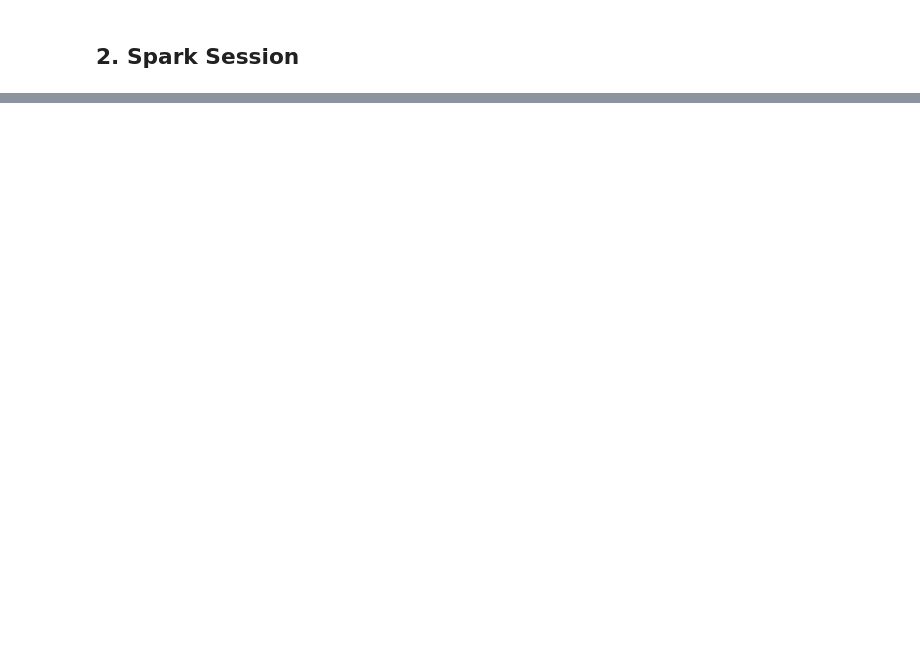
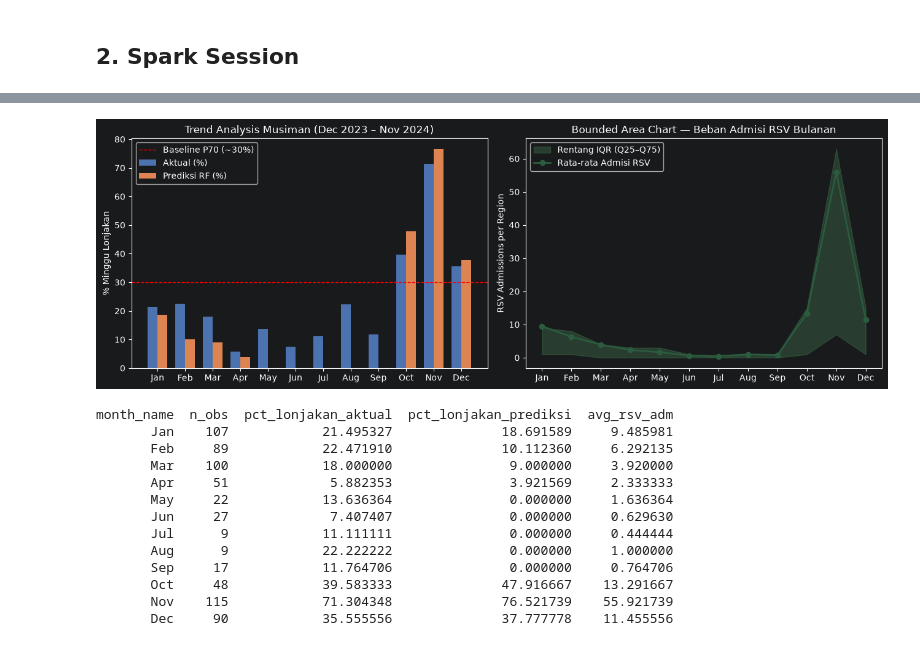
Before and after one commit to aris-hobb/big-data-respiratory-analytics, a Jupyter notebook: notebooks/bda_2_09020624025.ipynb, the cells around one changed output, grey strips where cells are left out. Drawn from its saved outputs; the diff is of its cells as text; code cells hidden in the pictures; blank space fills up the shorter version.

Commit message:
Final model 01

```diff
--- a/notebooks/bda_2_09020624025.ipynb
+++ b/notebooks/bda_2_09020624025.ipynb
@@ -144,10 +79,0 @@ plt.show()
-# %%
-loaded_model = RandomForestClassificationModel.load(os.path.join(MODELS_DIR, "surge_classifier_rf"))
-loaded_state_indexer = StringIndexerModel.load(os.path.join(MODELS_DIR, "state_indexer"))
-
-feature_cols = ["lag_1", "lag_2", "rolling_mean_4w", "bed_occ_ratio_lag1", "week_of_year", "state_idx"]
-importances = list(zip(feature_cols, loaded_model.featureImportances.toArray()))
-importances.sort(key=lambda x: -x[1])
-print("Feature importance (dari model tersimpan):")
-for f, imp in importances:
-    print(f"  {f:20s}: {imp:.4f}")
@@ -183,0 +113,55 @@ print("\nArtinya: dari semua lonjakan yang benar-benar terjadi di test set, mode
+# %%
+monthly_stats = (
+    df_panel_pred.groupBy("month")
+    .agg(
+        (F.avg("spike_label") * 100).alias("pct_lonjakan_aktual"),
+        (F.avg("predicted_spike") * 100).alias("pct_lonjakan_prediksi"),
+        F.avg("rsv_adm").alias("avg_rsv_adm"),
+        F.percentile_approx("rsv_adm", 0.25).alias("q25_rsv"),
+        F.percentile_approx("rsv_adm", 0.75).alias("q75_rsv"),
+        F.count("*").alias("n_obs"),
+    )
+    .orderBy("month")
+    .toPandas()
+)
+monthly_stats["month_name"] = pd.to_datetime(monthly_stats["month"], format="%m").dt.strftime("%b")
+
+fig, axes = plt.subplots(1, 2, figsize=(13, 4.5))
+
+# Standard Bar Chart: % Minggu Lonjakan Aktual vs Prediksi per Bulan
+x = range(len(monthly_stats))
+axes[0].bar([i - 0.18 for i in x], monthly_stats["pct_lonjakan_aktual"], width=0.36, label="Aktual (%)", color="#4C72B0")
+axes[0].bar([i + 0.18 for i in x], monthly_stats["pct_lonjakan_prediksi"], width=0.36, label="Prediksi RF (%)", color="#DD8452")
+axes[0].axhline(30, color="red", linestyle="--", linewidth=1, label="Baseline P70 (~30%)")
+axes[0].set_xticks(list(x))
+axes[0].set_xticklabels(monthly_stats["month_name"])
+axes[0].set_ylabel("% Minggu Lonjakan")
+axes[0].set_title(f"Trend Analysis Musiman ({date_min:%b %Y} – {date_max:%b %Y})")
+axes[0].legend()
+
+# Bounded Area Chart: Rata-rata & Rentang Kuartil RSV Admissions Bulanan
+axes[1].fill_between(monthly_stats["month_name"], monthly_stats["q25_rsv"], monthly_stats["q75_rsv"], color="#55A868", alpha=0.25, label="Rentang IQR (Q25–Q75)")
+axes[1].plot(monthly_stats["month_name"], monthly_stats["avg_rsv_adm"], marker="o", color="#2B5C3F", linewidth=2, label="Rata-rata Admisi RSV")
+axes[1].set_ylabel("RSV Admissions per Region")
+axes[1].set_title("Bounded Area Chart — Beban Admisi RSV Bulanan")
+axes[1].legend()
+
+plt.tight_layout()
+plt.show()
+
+print(monthly_stats[["month_name", "n_obs", "pct_lonjakan_aktual", "pct_lonjakan_prediksi", "avg_rsv_adm"]].to_string(index=False))
+# %% [output]
+[figure, added]
+month_name  n_obs  pct_lonjakan_aktual  pct_lonjakan_prediksi  avg_rsv_adm
+       Jan    107            21.495327              18.691589     9.485981
+       Feb     89            22.471910              10.112360     6.292135
+       Mar    100            18.000000               9.000000     3.920000
+       Apr     51             5.882353               3.921569     2.333333
+       May     22            13.636364               0.000000     1.636364
+       Jun     27             7.407407               0.000000     0.629630
+       Jul      9            11.111111               0.000000     0.444444
+       Aug      9            22.222222               0.000000     1.000000
+       Sep     17            11.764706               0.000000     0.764706
+       Oct     48            39.583333              47.916667    13.291667
+       Nov    115            71.304348              76.521739    55.921739
+       Dec     90            35.555556              37.777778    11.455556
```
Also changed, not shown: parts of 30 cells of this notebook, 30 other files.
